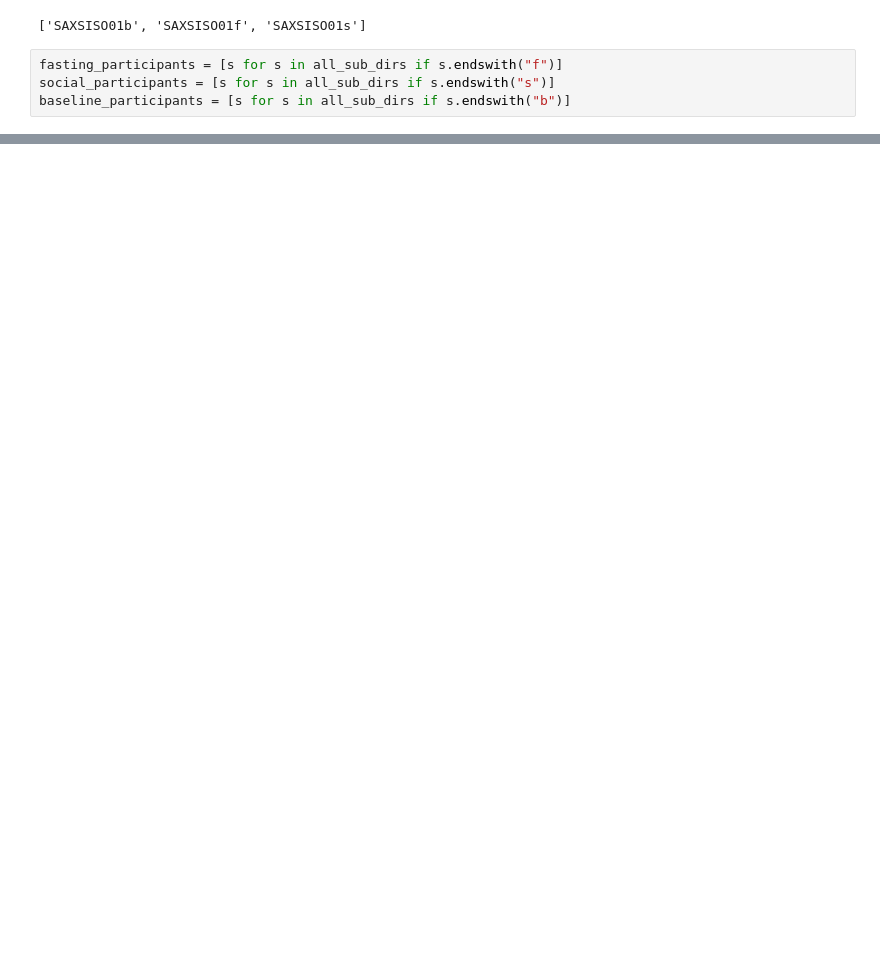
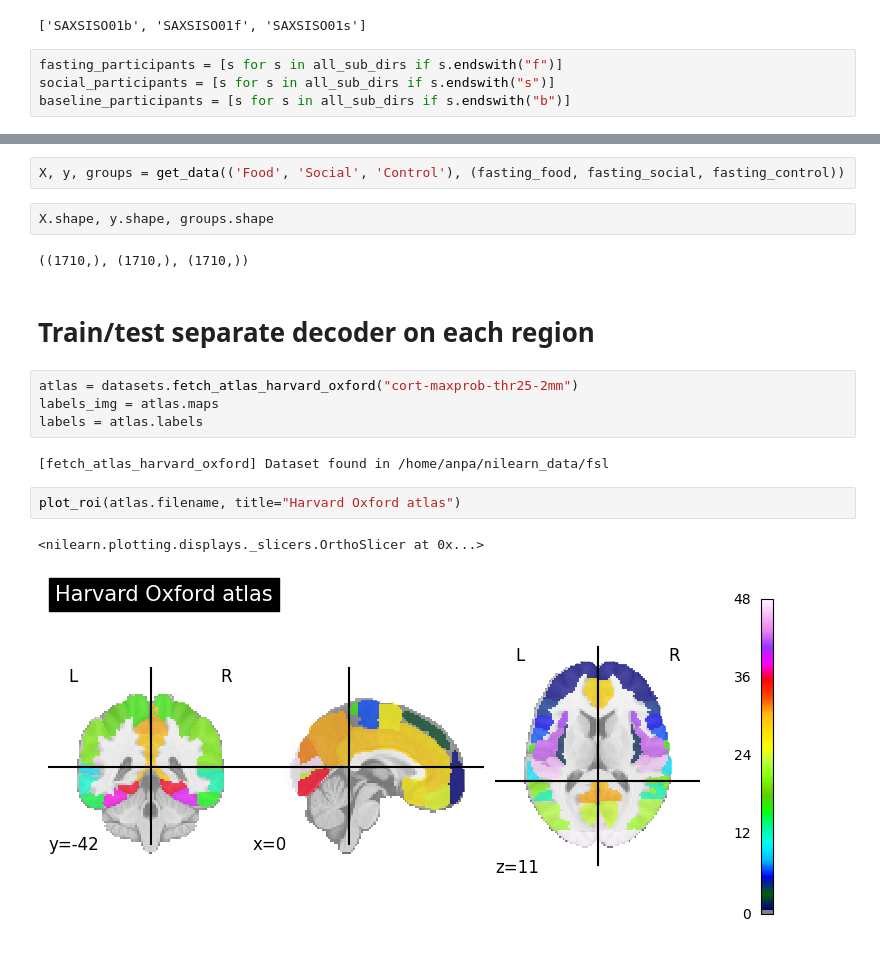
Before and after one commit to Anna-Palatkina-itu/social_isolation, a Jupyter notebook: brain_regions.ipynb, the cells around one changed output, grey strips where cells are left out. Cells and saved outputs as stored; diff of their text form; blank space fills up the shorter version.

```diff
--- a/brain_regions.ipynb
+++ b/brain_regions.ipynb
@@ -25,0 +123,19 @@ baseline_participants = [s for s in all_sub_dirs if s.endswith("b")]
+# %%
+X, y, groups = get_data(('Food', 'Social', 'Control'), (fasting_food, fasting_social, fasting_control))
+# %%
+X.shape, y.shape, groups.shape
+# %% [output]
+((1710,), (1710,), (1710,))
+# %% [markdown]
+# Train/test separate decoder on each region
+# %%
+atlas = datasets.fetch_atlas_harvard_oxford("cort-maxprob-thr25-2mm")
+labels_img = atlas.maps
+labels = atlas.labels
+# %% [output]
+[fetch_atlas_harvard_oxford] Dataset found in /home/anpa/nilearn_data/fsl
+# %%
+plot_roi(atlas.filename, title="Harvard Oxford atlas")
+# %% [output]
+<nilearn.plotting.displays._slicers.OrthoSlicer at 0x...>
+[figure, added]
```
Also changed, not shown: parts of 15 cells of this notebook, 4 other files.
